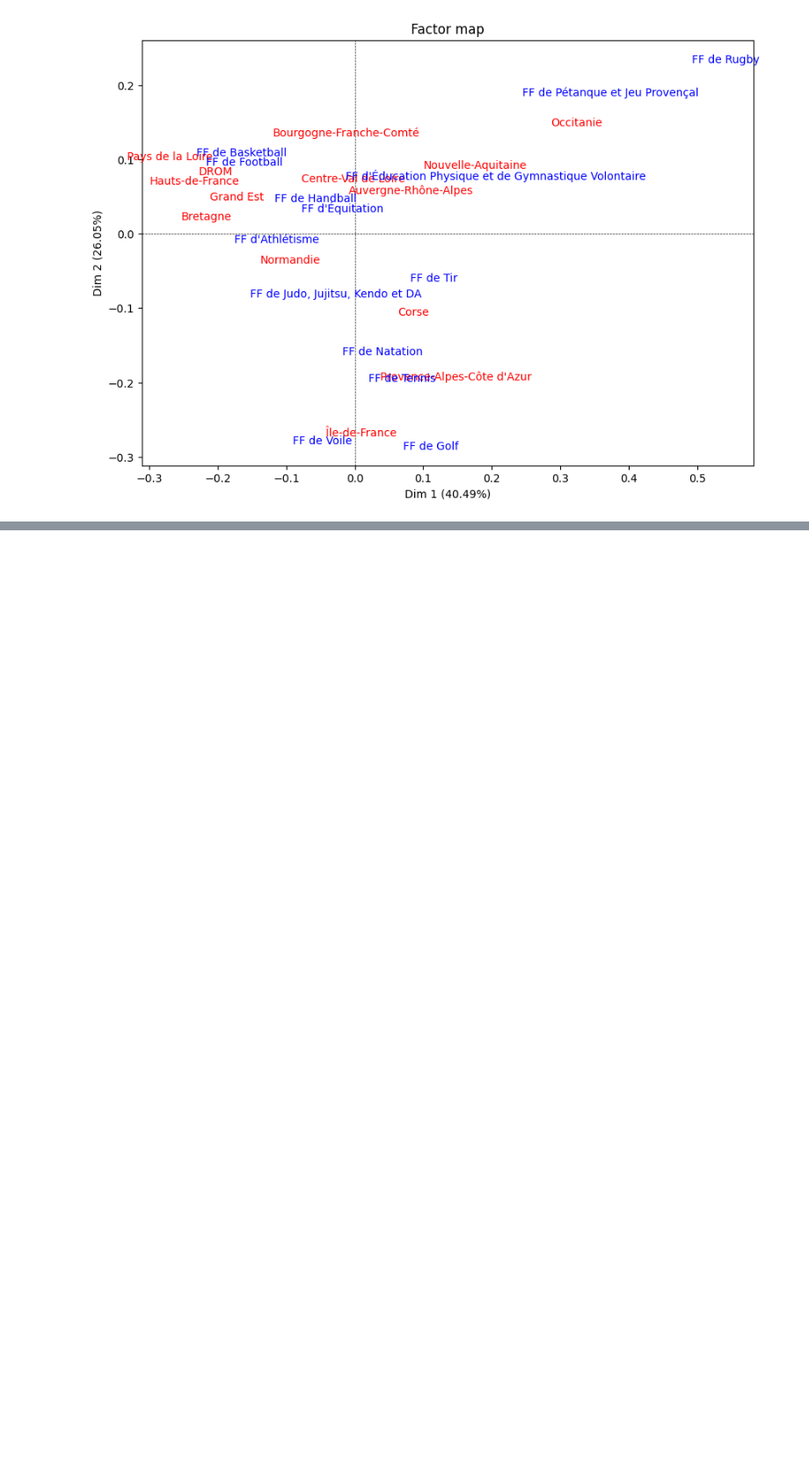
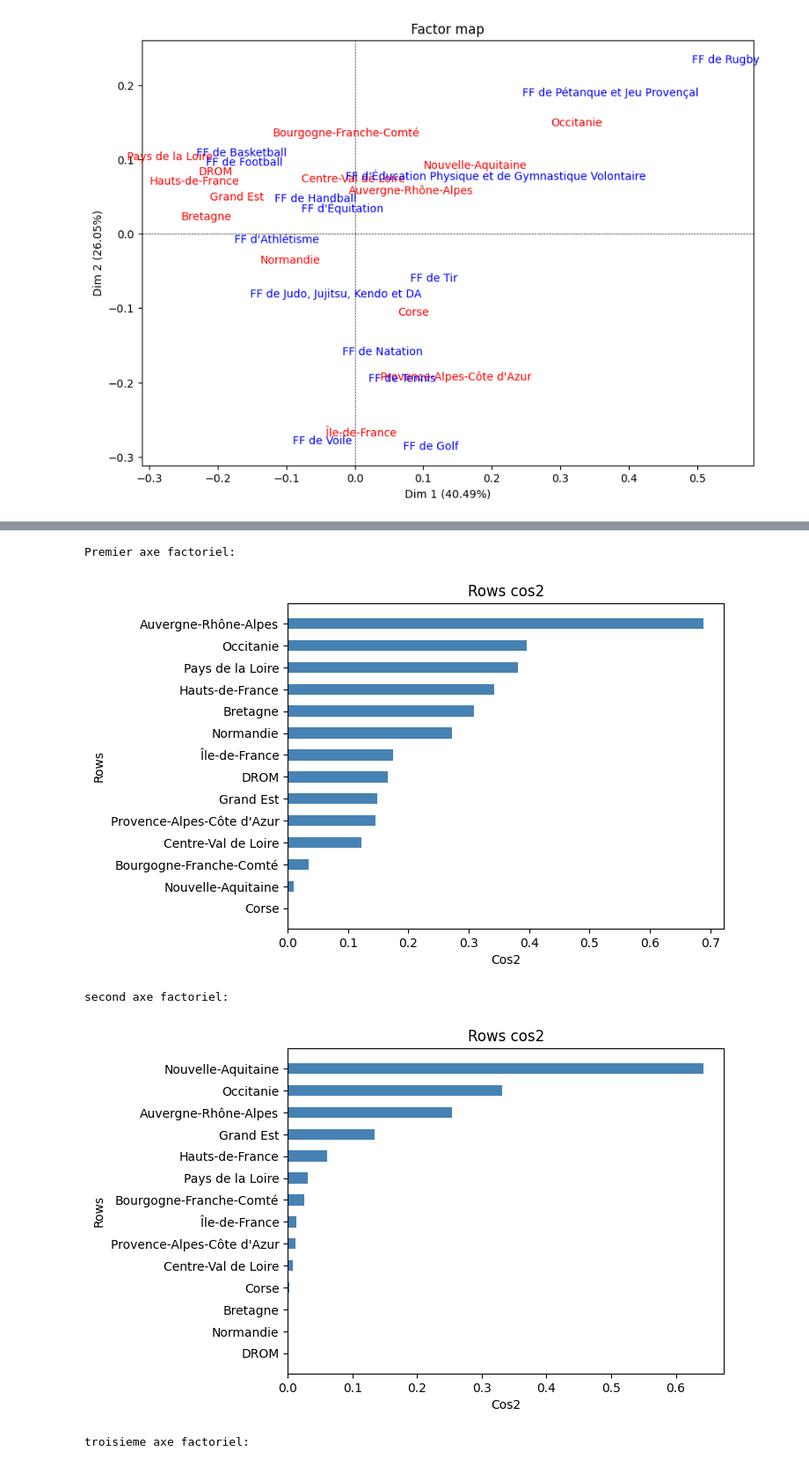
Before and after one commit to paulrsnn/projet-python, a Jupyter notebook: regionales.ipynb, the cells around one changed output, grey strips where cells are left out. Shown at 88% size. Drawn from its saved outputs; the diff is of its cells as text; code cells hidden in the pictures; blank space fills up the shorter version.

```diff
--- a/regionales.ipynb
+++ b/regionales.ipynb
@@ -441,0 +508,14 @@ le nouvelle aquitaine, l'occitanie, joue plus à la pétanquent et au rugby
+# %%
+#classement des ponts colonnes en fonction de leur contribution au premier axe
+print("Premier axe factoriel:")
+my_cac.plot_row_cos2(num_axis=1)
+print("second axe factoriel:")
+my_cac.plot_row_cos2(num_axis=2)
+print("troisieme axe factoriel:")
+my_cac.plot_row_cos2(num_axis=3)
+# %% [output]
+Premier axe factoriel:
+[figure, added]
+second axe factoriel:
+[figure, added]
+troisieme axe factoriel:
```
Also changed, not shown: parts of 11 cells of this notebook.
